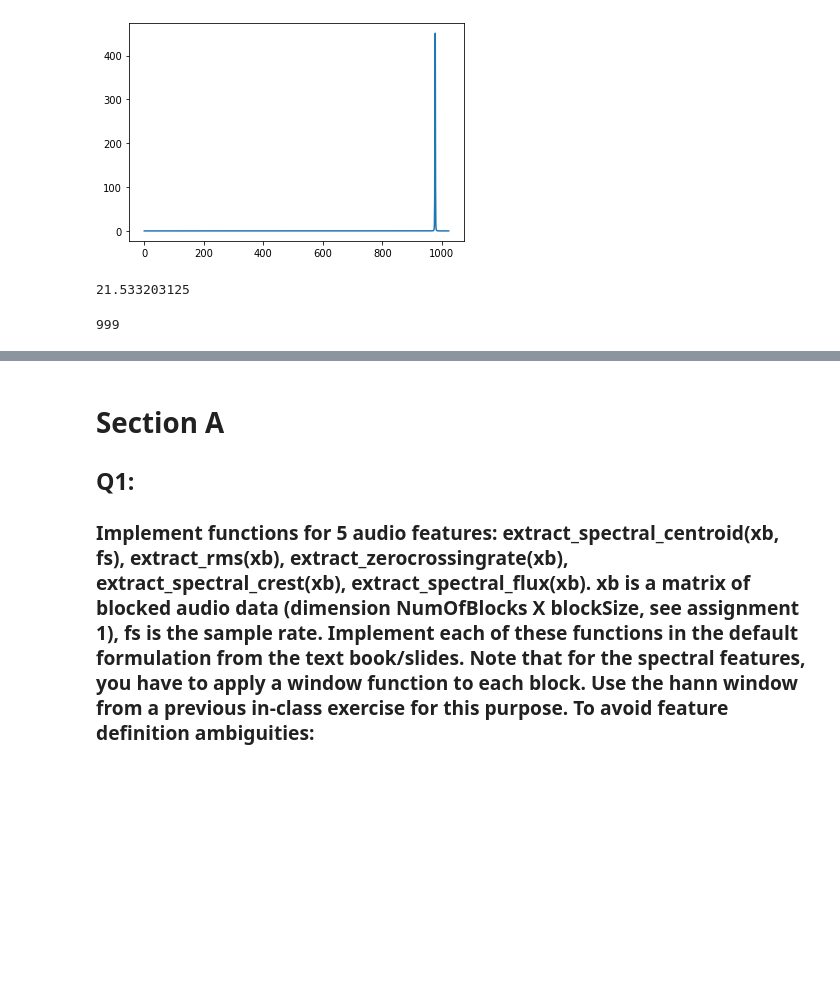
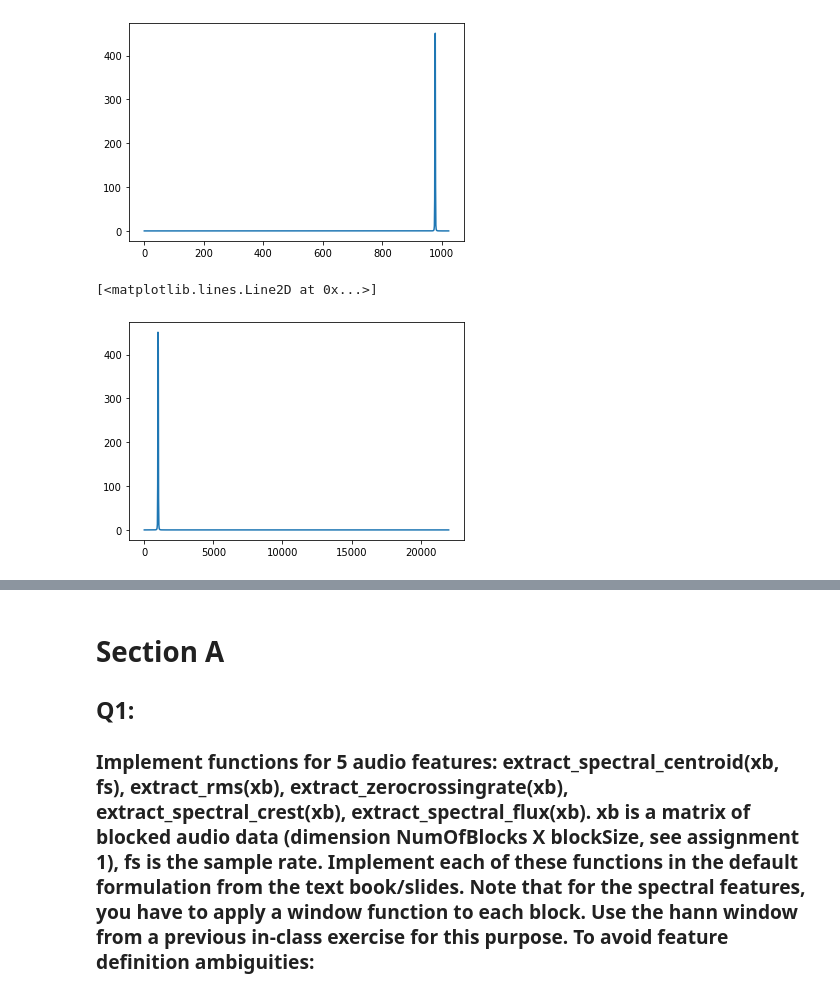
Before and after one commit to VedantKalbag/ACA-assignments, a Jupyter notebook: assignment_2/ass2.ipynb, the cells around one changed output, grey strips where cells are left out. Saved outputs shown, nothing was run; the diff lists cells and outputs as text; code cells hidden in the pictures; blank space fills up the shorter version.

```diff
--- a/assignment_2/ass2.ipynb
+++ b/assignment_2/ass2.ipynb
@@ -57,7 +62,8 @@ def calc_stft(xb,fs=44100):
         freq=np.fft.fftfreq(block.size,1/fs)
         freqs.append(freq[:int(block.size/2)])
         stft_blk = np.abs(stft_blk)
-        stft_block = stft_blk[int((stft_blk.shape[0])/2):]
+        #stft_block = stft_blk[int((stft_blk.shape[0])/2):]
+        stft_block = stft_blk[:int((stft_blk.shape[0])/2)]
         #stft_db = 10*np.log10(stft_block) # IS THIS CORRECT??
         stft.append(stft_block)
     stft = np.array(stft)
@@ -70,12 +76,7 @@ plt.plot(calc_stft(test_blocked,44100)[0][0])
 [figure]
 # %%
 stft,freqs = calc_stft(test_blocked,44100)
+plt.plot(freqs[0],stft[0])
+# %% [output]
+[<matplotlib.lines.Line2D at 0x...>]
+[figure, added]
-# %%
-#frequency resolution
-44100/2048
-# %% [output]
-21.533203125
-# %%
-978+21
-# %% [output]
-999
```
Also changed, not shown: parts of 16 cells of this notebook.
